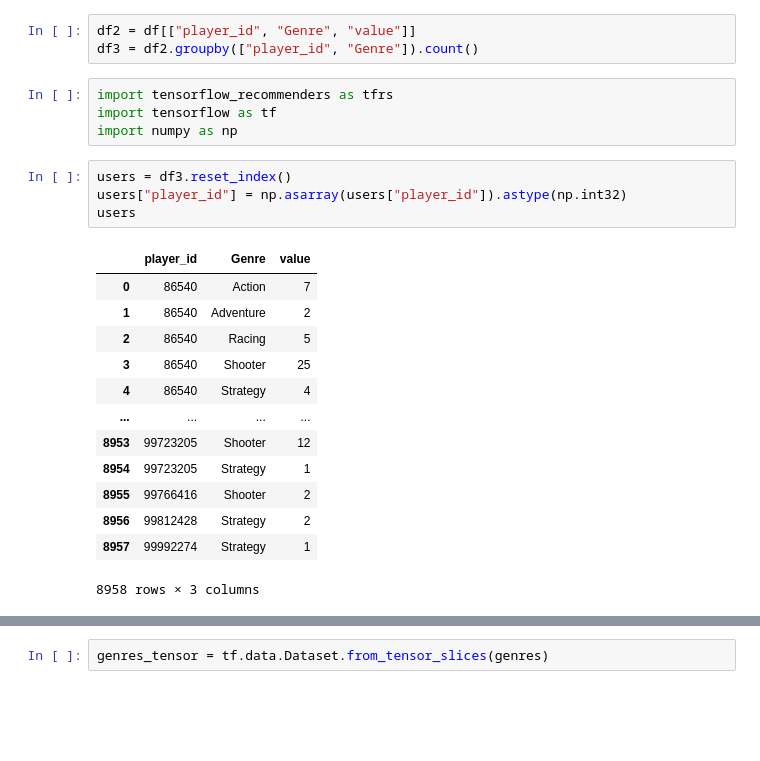
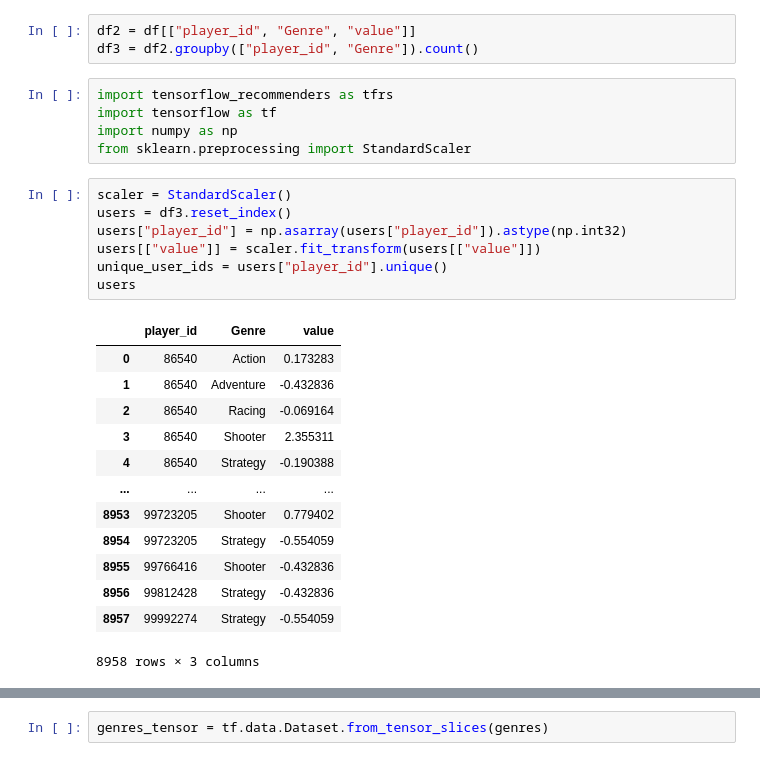
Before and after one commit to Ichak21/Equipe3_Scale_Game, a Jupyter notebook: david_notebook/genre_recommender_v2.ipynb, the cells around one changed output, grey strips where cells are left out. Saved outputs shown, nothing was run; the diff lists cells and outputs as text; blank space fills up the shorter version.

```diff
--- a/david_notebook/genre_recommender_v2.ipynb
+++ b/david_notebook/genre_recommender_v2.ipynb
@@ -23,23 +23,27 @@ df3 = df2.groupby(["player_id", "Genre"]).count()
 import tensorflow_recommenders as tfrs
 import tensorflow as tf
 import numpy as np
+from sklearn.preprocessing import StandardScaler
 # %%
+scaler = StandardScaler()
 users = df3.reset_index()
 users["player_id"] = np.asarray(users["player_id"]).astype(np.int32)
+users[["value"]] = scaler.fit_transform(users[["value"]])
+unique_user_ids = users["player_id"].unique()
 users
 # %% [output]
 |  | player_id | Genre | value |
-| 0 | 86540 | Action | 7 |
-| 1 | 86540 | Adventure | 2 |
-| 2 | 86540 | Racing | 5 |
-| 3 | 86540 | Shooter | 25 |
-| 4 | 86540 | Strategy | 4 |
+| 0 | 86540 | Action | 0.173283 |
+| 1 | 86540 | Adventure | -0.432836 |
+| 2 | 86540 | Racing | -0.069164 |
+| 3 | 86540 | Shooter | 2.355311 |
+| 4 | 86540 | Strategy | -0.190388 |
 | ... | ... | ... | ... |
-| 8953 | 99723205 | Shooter | 12 |
-| 8954 | 99723205 | Strategy | 1 |
-| 8955 | 99766416 | Shooter | 2 |
-| 8956 | 99812428 | Strategy | 2 |
-| 8957 | 99992274 | Strategy | 1 |
+| 8953 | 99723205 | Shooter | 0.779402 |
+| 8954 | 99723205 | Strategy | -0.554059 |
+| 8955 | 99766416 | Shooter | -0.432836 |
+| 8956 | 99812428 | Strategy | -0.432836 |
+| 8957 | 99992274 | Strategy | -0.554059 |
 8958 rows × 3 columns
 # %%
 genres = users["Genre"].unique()
```
Also changed, not shown: parts of 14 cells of this notebook, 3 other files.
